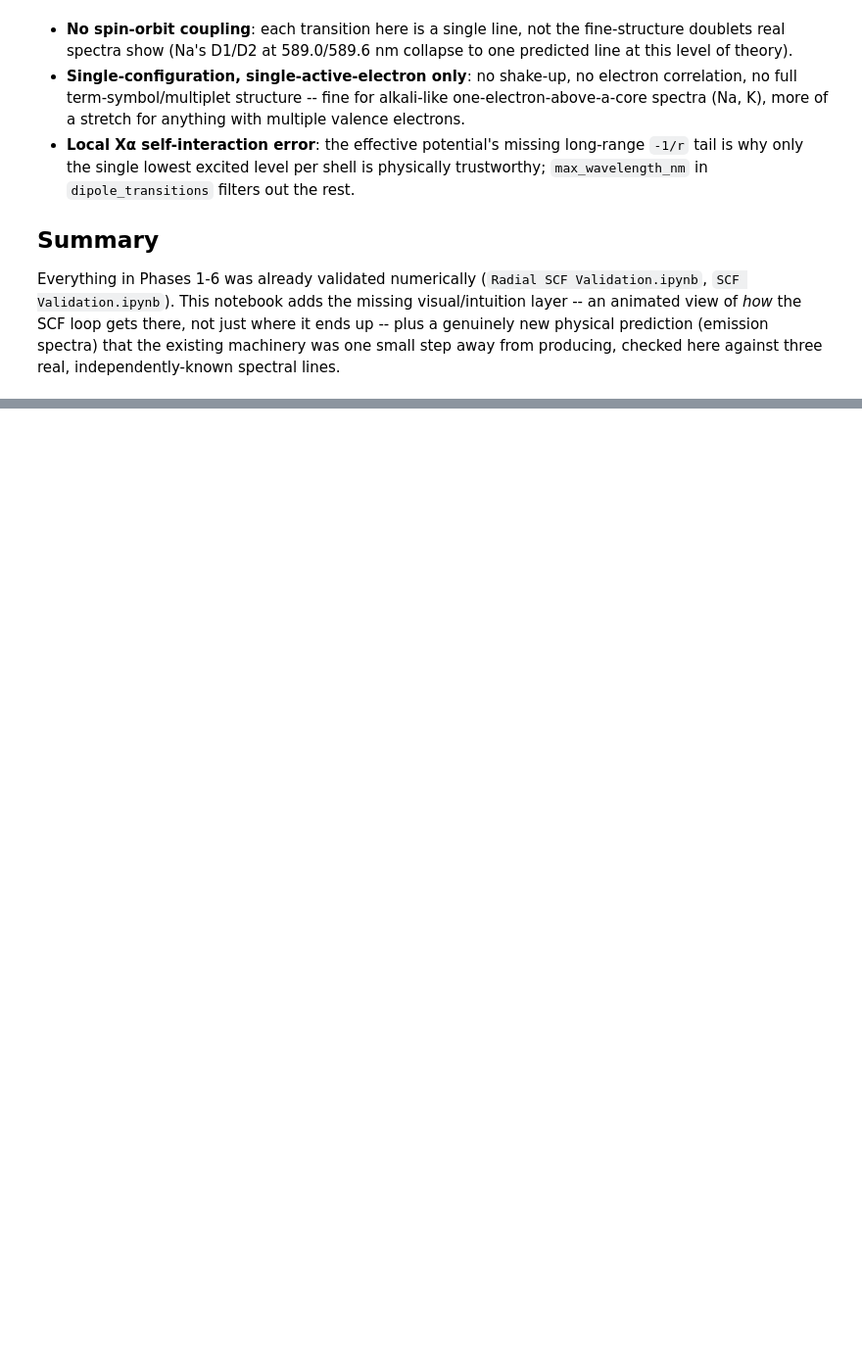
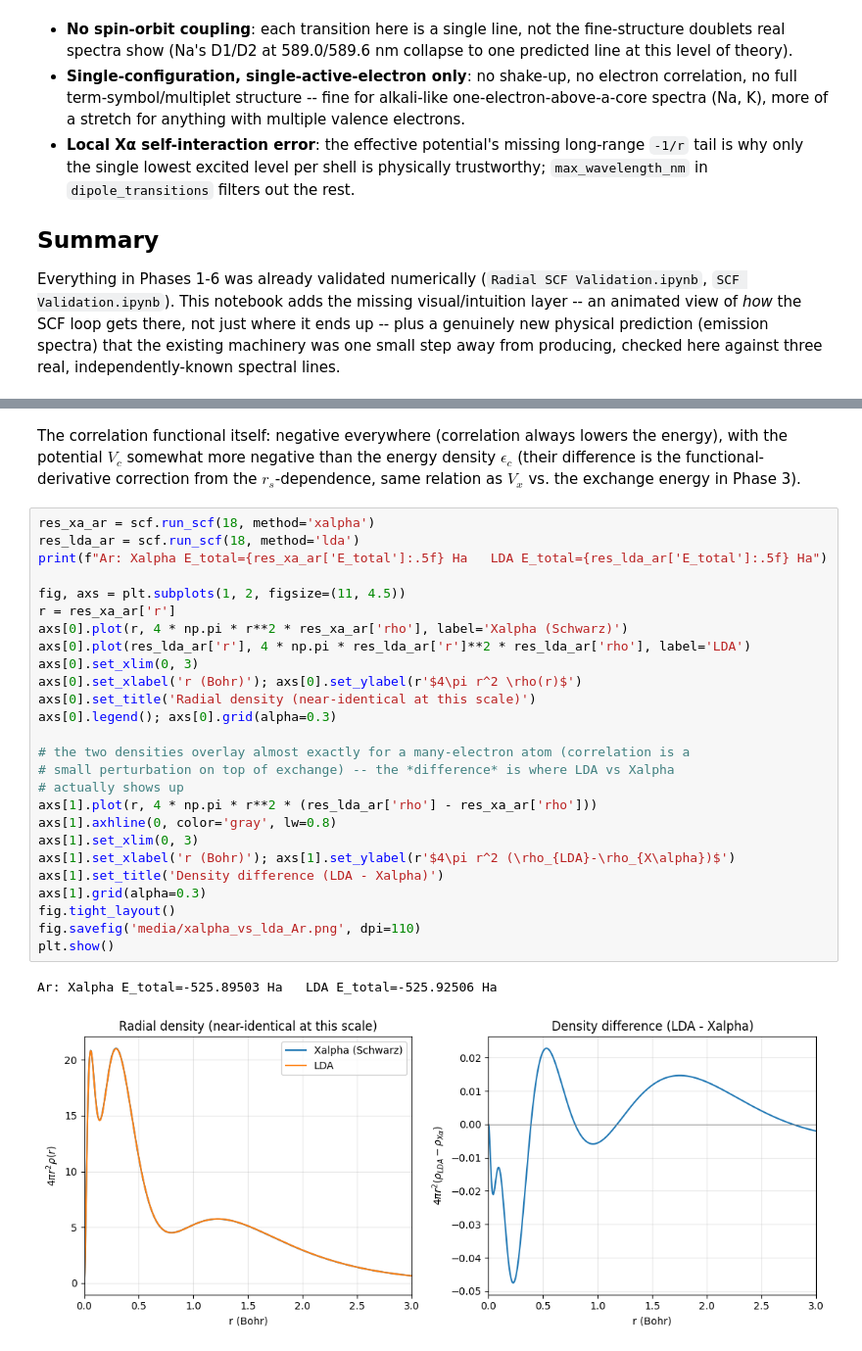
Before and after one commit to HasanHelal429/Physics-Simulation, a Jupyter notebook: Quantum Mechanics/HF_solver/Hartree_Fock.ipynb, the cells around one changed output, grey strips where cells are left out. Shown at 98% size. Cells and saved outputs as stored; diff of their text form; blank space fills up the shorter version.

```diff
--- a/Quantum Mechanics/HF_solver/Hartree_Fock.ipynb
+++ b/Quantum Mechanics/HF_solver/Hartree_Fock.ipynb
@@ -171,0 +200,35 @@ Everything in Phases 1-6 was already validated numerically (`Radial SCF Validati
+# %% [markdown]
+The correlation functional itself: negative everywhere (correlation
+always lowers the energy), with the potential $V_c$ somewhat more
+negative than the energy density $\epsilon_c$ (their difference is the
+functional-derivative correction from the $r_s$-dependence, same relation
+as $V_x$ vs. the exchange energy in Phase 3).
+# %%
+res_xa_ar = scf.run_scf(18, method='xalpha')
+res_lda_ar = scf.run_scf(18, method='lda')
+print(f"Ar: Xalpha E_total={res_xa_ar['E_total']:.5f} Ha   LDA E_total={res_lda_ar['E_total']:.5f} Ha")
+
+fig, axs = plt.subplots(1, 2, figsize=(11, 4.5))
+r = res_xa_ar['r']
+axs[0].plot(r, 4 * np.pi * r**2 * res_xa_ar['rho'], label='Xalpha (Schwarz)')
+axs[0].plot(res_lda_ar['r'], 4 * np.pi * res_lda_ar['r']**2 * res_lda_ar['rho'], label='LDA')
+axs[0].set_xlim(0, 3)
+axs[0].set_xlabel('r (Bohr)'); axs[0].set_ylabel(r'$4\pi r^2 \rho(r)$')
+axs[0].set_title('Radial density (near-identical at this scale)')
+axs[0].legend(); axs[0].grid(alpha=0.3)
+
+# the two densities overlay almost exactly for a many-electron atom (correlation is a
+# small perturbation on top of exchange) -- the *difference* is where LDA vs Xalpha
+# actually shows up
+axs[1].plot(r, 4 * np.pi * r**2 * (res_lda_ar['rho'] - res_xa_ar['rho']))
+axs[1].axhline(0, color='gray', lw=0.8)
+axs[1].set_xlim(0, 3)
+axs[1].set_xlabel('r (Bohr)'); axs[1].set_ylabel(r'$4\pi r^2 (\rho_{LDA}-\rho_{X\alpha})$')
+axs[1].set_title('Density difference (LDA - Xalpha)')
+axs[1].grid(alpha=0.3)
+fig.tight_layout()
+fig.savefig('media/xalpha_vs_lda_Ar.png', dpi=110)
+plt.show()
+# %% [output]
+Ar: Xalpha E_total=-525.89503 Ha   LDA E_total=-525.92506 Ha
+[figure, added]
```
Also changed, not shown: parts of 7 cells of this notebook, 5 other files.
